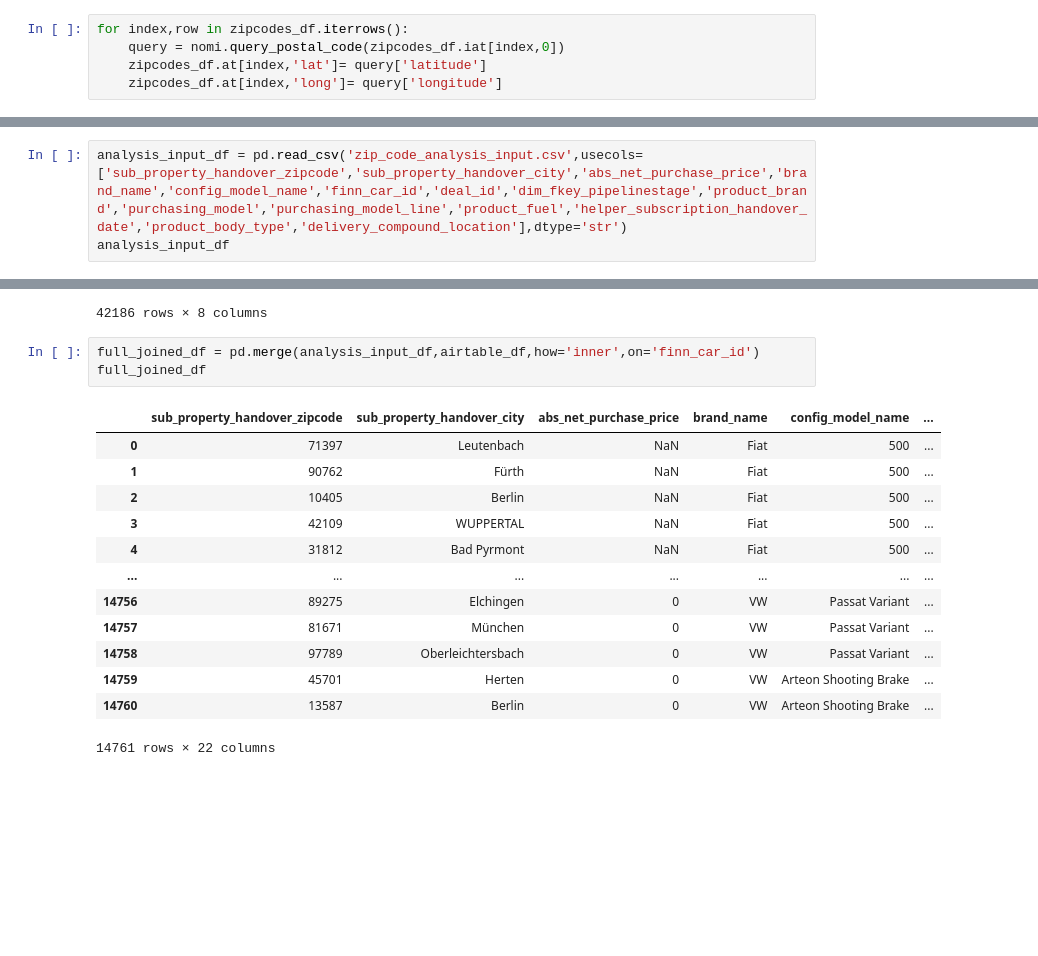
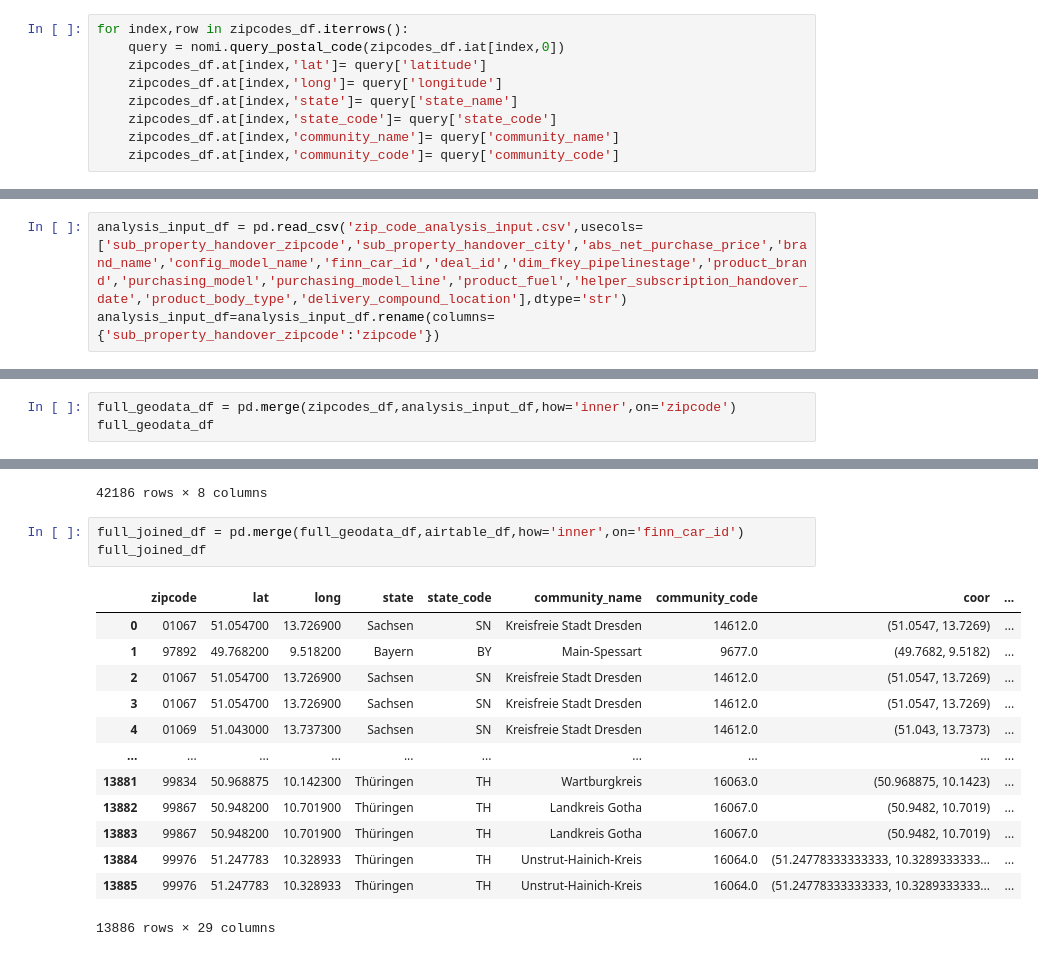
Before and after one commit to lenaas/geographic_optimization, a Jupyter notebook: geographic_optimization.ipynb, the cells around one changed output, grey strips where cells are left out. Cells and saved outputs as stored; diff of their text form; blank space fills up the shorter version.

```diff
--- a/geographic_optimization.ipynb
+++ b/geographic_optimization.ipynb
@@ -62,6 +78,10 @@ for index,row in zipcodes_df.iterrows():
     query = nomi.query_postal_code(zipcodes_df.iat[index,0])
     zipcodes_df.at[index,'lat']= query['latitude']
     zipcodes_df.at[index,'long']= query['longitude']
+    zipcodes_df.at[index,'state']= query['state_name']
+    zipcodes_df.at[index,'state_code']= query['state_code']
+    zipcodes_df.at[index,'community_name']= query['community_name']
+    zipcodes_df.at[index,'community_code']= query['community_code']
 # %%
 compounds_df['zipcode'] = compounds_df['compound_address'].str.findall(r'([0-9]\d+)').apply(lambda x: x[-1] if len(x) >= 1 else '')
 # %%
@@ -141,4 +161,4 @@ driving_distances_df
 Visualize which cars are demanded by which customers in which regions of Germany.
 # %%
 analysis_input_df = pd.read_csv('zip_code_analysis_input.csv',usecols=['sub_property_handover_zipcode','sub_property_handover_city','abs_net_purchase_price','brand_name','config_model_name','finn_car_id','deal_id','dim_fkey_pipelinestage','product_brand','purchasing_model','purchasing_model_line','product_fuel','helper_subscription_handover_date','product_body_type','delivery_compound_location'],dtype='str')
-analysis_input_df
+analysis_input_df=analysis_input_df.rename(columns={'sub_property_handover_zipcode':'zipcode'})
@@ -158,0 +165,3 @@ analysis_input_df
+# %%
+full_geodata_df = pd.merge(zipcodes_df,analysis_input_df,how='inner',on='zipcode')
+full_geodata_df
@@ -174,19 +197,19 @@ airtable_df
 | 42185 | zzzs9a5t | Hyundai | KONA Elektro | Trend – Facelift 2021 | Elektro | ... |
 42186 rows × 8 columns
 # %%
-full_joined_df = pd.merge(analysis_input_df,airtable_df,how='inner',on='finn_car_id')
+full_joined_df = pd.merge(full_geodata_df,airtable_df,how='inner',on='finn_car_id')
 full_joined_df
 # %% [output]
-|  | sub_property_handover_zipcode | sub_property_handover_city | abs_net_purchase_price | brand_name | config_model_name | ... |
-| 0 | 71397 | Leutenbach | NaN | Fiat | 500 | ... |
-| 1 | 90762 | Fürth | NaN | Fiat | 500 | ... |
-| 2 | 10405 | Berlin | NaN | Fiat | 500 | ... |
-| 3 | 42109 | WUPPERTAL | NaN | Fiat | 500 | ... |
-| 4 | 31812 | Bad Pyrmont | NaN | Fiat | 500 | ... |
-| ... | ... | ... | ... | ... | ... | ... |
-| 14756 | 89275 | Elchingen | 0 | VW | Passat Variant | ... |
-| 14757 | 81671 | München | 0 | VW | Passat Variant | ... |
-| 14758 | 97789 | Oberleichtersbach | 0 | VW | Passat Variant | ... |
-| 14759 | 45701 | Herten | 0 | VW | Arteon Shooting Brake | ... |
-| 14760 | 13587 | Berlin | 0 | VW | Arteon Shooting Brake | ... |
+|  | zipcode | lat | long | state | state_code | community_name | community_code | coor | ... |
+| 0 | 01067 | 51.054700 | 13.726900 | Sachsen | SN | Kreisfreie Stadt Dresden | 14612.0 | (51.0547, 13.7269) | ... |
+| 1 | 97892 | 49.768200 | 9.518200 | Bayern | BY | Main-Spessart | 9677.0 | (49.7682, 9.5182) | ... |
+| 2 | 01067 | 51.054700 | 13.726900 | Sachsen | SN | Kreisfreie Stadt Dresden | 14612.0 | (51.0547, 13.7269) | ... |
+| 3 | 01067 | 51.054700 | 13.726900 | Sachsen | SN | Kreisfreie Stadt Dresden | 14612.0 | (51.0547, 13.7269) | ... |
+| 4 | 01069 | 51.043000 | 13.737300 | Sachsen | SN | Kreisfreie Stadt Dresden | 14612.0 | (51.043, 13.7373) | ... |
+| ... | ... | ... | ... | ... | ... | ... | ... | ... | ... |
+| 13881 | 99834 | 50.968875 | 10.142300 | Thüringen | TH | Wartburgkreis | 16063.0 | (50.968875, 10.1423) | ... |
+| 13882 | 99867 | 50.948200 | 10.701900 | Thüringen | TH | Landkreis Gotha | 16067.0 | (50.9482, 10.7019) | ... |
+| 13883 | 99867 | 50.948200 | 10.701900 | Thüringen | TH | Landkreis Gotha | 16067.0 | (50.9482, 10.7019) | ... |
+| 13884 | 99976 | 51.247783 | 10.328933 | Thüringen | TH | Unstrut-Hainich-Kreis | 16064.0 | (51.24778333333333, 10.3289333333... | ... |
+| 13885 | 99976 | 51.247783 | 10.328933 | Thüringen | TH | Unstrut-Hainich-Kreis | 16064.0 | (51.24778333333333, 10.3289333333... | ... |
-14761 rows × 22 columns
+13886 rows × 29 columns
```
Also changed, not shown: parts of 13 cells of this notebook, 48 other files.
